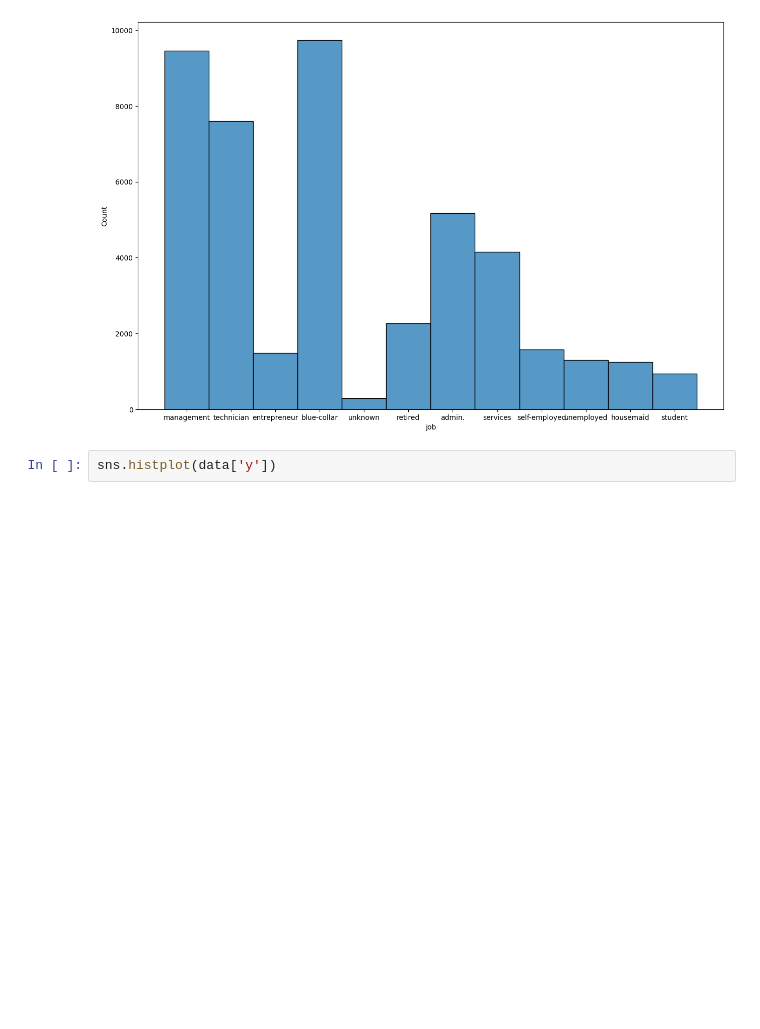
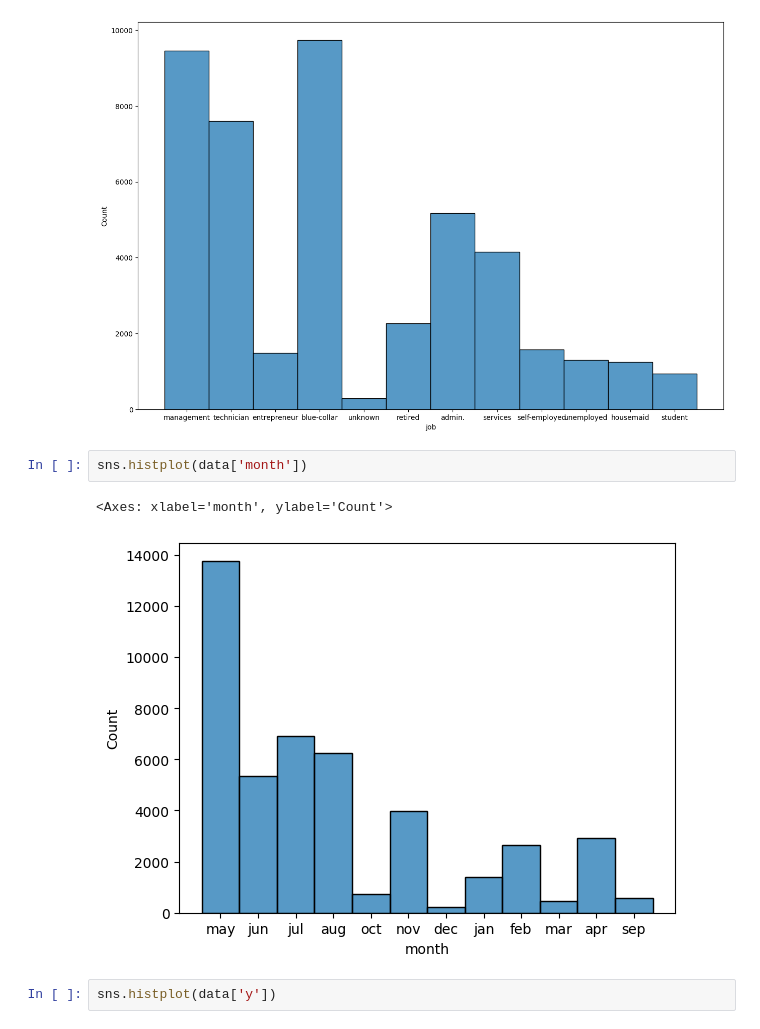
Before and after one commit to lilfakeS/schulich_data_science, a Jupyter notebook: ds2_assignment1.ipynb, the cells around one changed output. Drawn from its saved outputs; the diff is of its cells as text; blank space fills up the shorter version.

```diff
--- a/ds2_assignment1.ipynb
+++ b/ds2_assignment1.ipynb
@@ -170,6 +171,11 @@ sns.histplot(data['job'])
 # %% [output]
 <Axes: xlabel='job', ylabel='Count'>
 [figure]
+# %%
+sns.histplot(data['month'])
+# %% [output]
+<Axes: xlabel='month', ylabel='Count'>
+[figure, added]
 # %%
 sns.histplot(data['y'])
 # %% [output]
```
Also changed, not shown: parts of 18 cells of this notebook, 1 other file.
